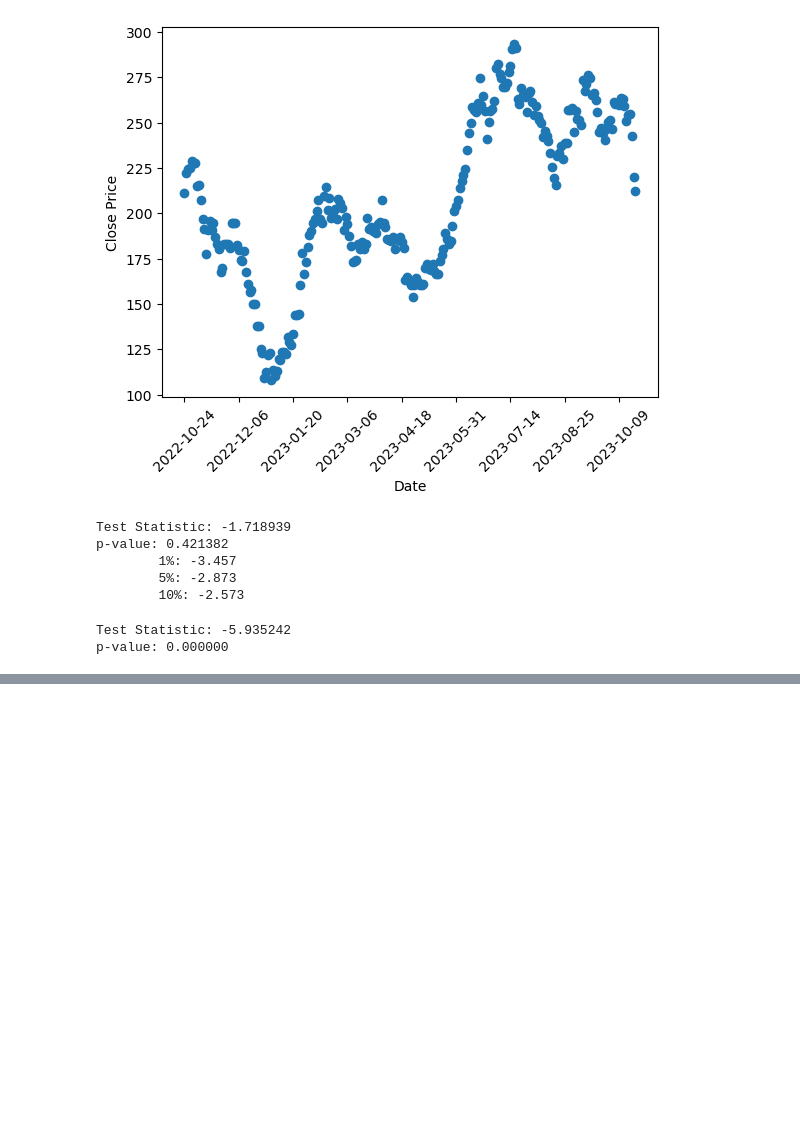
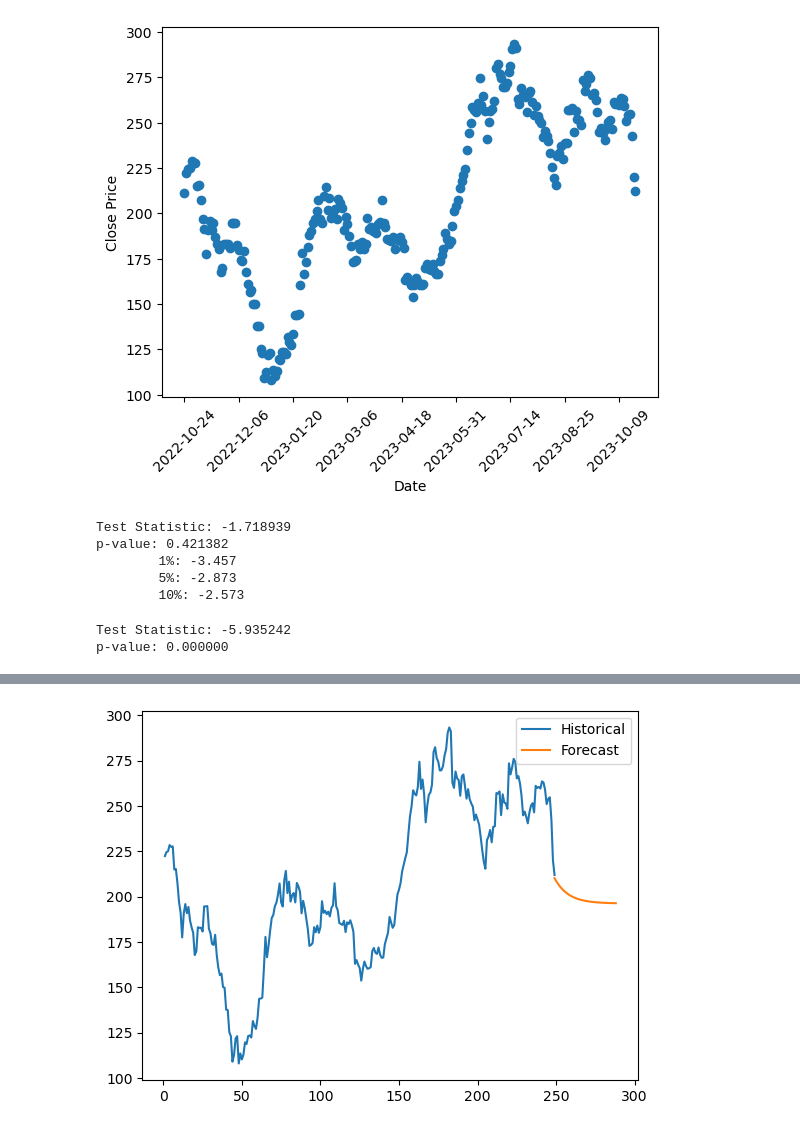
Before and after one commit to GisleGaren/ARIMA-Modelling, a Jupyter notebook: Tesla-Stock-Modelling/timeSeriesModel.ipynb, the cells around one changed output, grey strips where cells are left out. Cells and saved outputs as stored; diff of their text form; code cells hidden in the pictures; blank space fills up the shorter version.

```diff
--- a/Tesla-Stock-Modelling/timeSeriesModel.ipynb
+++ b/Tesla-Stock-Modelling/timeSeriesModel.ipynb
@@ -131,0 +175,12 @@ print(f"R-squared (prediction percentage) score: {r2_score * 100:.2f}%") """
+# %%
+
+# Forecasting the next N steps ahead
+forecast = model_fit.forecast(steps=40)
+
+# Plot the forecast alongside historical data
+plt.plot(df['Close'], label='Historical')
+plt.plot(forecast, label='Forecast')
+plt.legend()
+plt.show()
+# %% [output]
+[figure, added]
```
Also changed, not shown: parts of 8 cells of this notebook, 1 other file.
